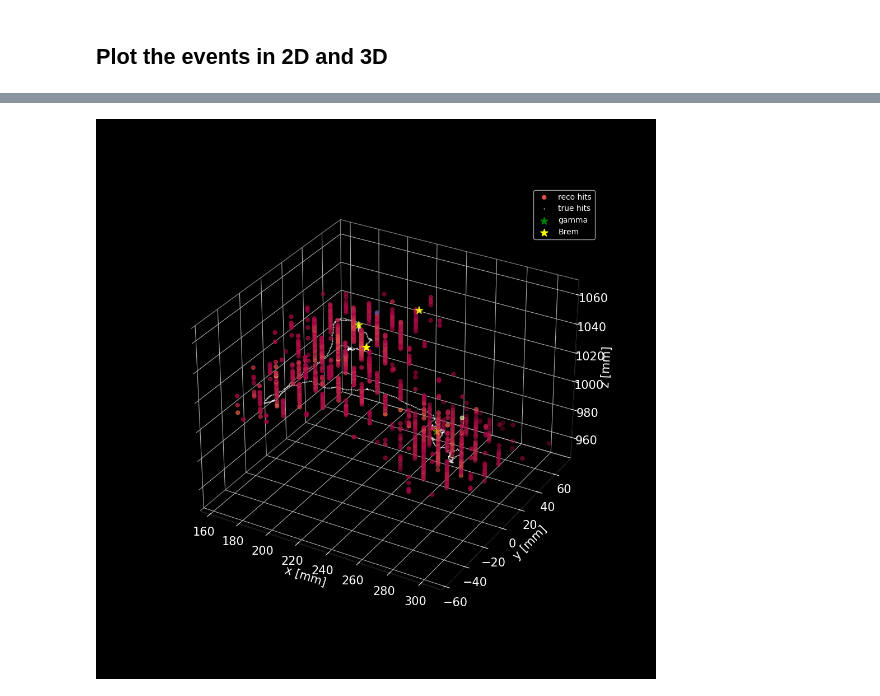
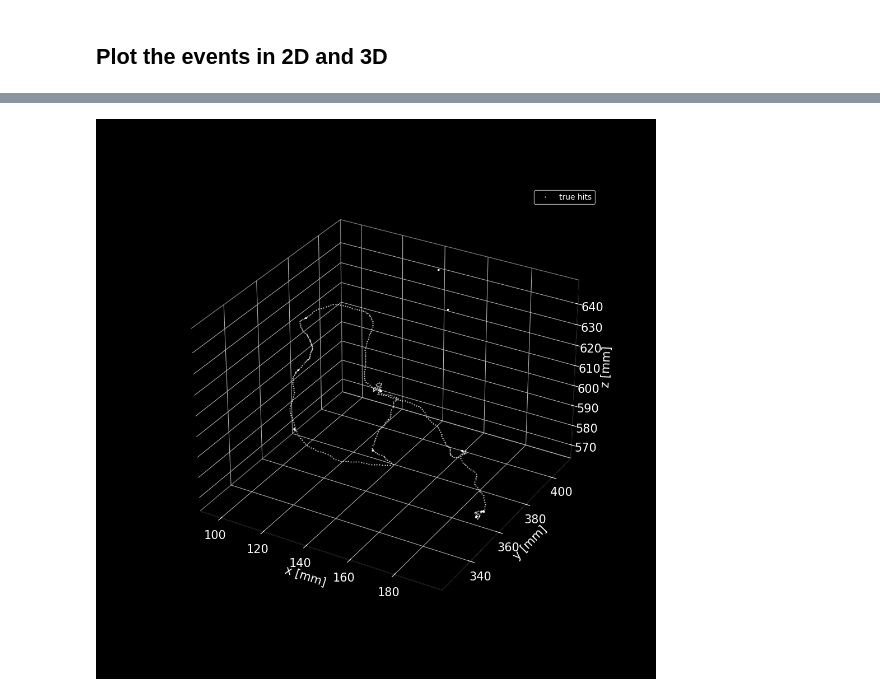
Before and after one commit to kvjmistry/DoubleBeta, a Jupyter notebook: Bremsstrahlung/StudyGammasPorts.ipynb, the cells around one changed output, grey strips where cells are left out. Cells and saved outputs as stored; diff of their text form; code cells hidden in the pictures.

```diff
--- a/Bremsstrahlung/StudyGammasPorts.ipynb
+++ b/Bremsstrahlung/StudyGammasPorts.ipynb
@@ -104,17 +219,25 @@ MC Scale Factor:  3.4291943998163874
 #### Apply containment and sum the hits in the active volume energy
 # %%
 # Get the hit tables and plot the total energy deposited in the TPC
-uncontained_hit_events = hits_v[0][hits_v[0].label != "ACTIVE"].event_id.unique()
-
-hits_contained_df = hits_v[0][~hits_v[0].event_id.isin(uncontained_hit_events) ]
-
 # Sum the energy of the hits and bin into a histogram
-hit_tot_energy = hits_contained_df.groupby('event_id')['energy'].sum().reset_index(name='hit_tot_energy')
+hit_tot_energy = hits_v[0][hits_v[0].label == "ACTIVE"]
+hit_tot_energy = hit_tot_energy.groupby('event_id')['energy'].sum().reset_index(name='hit_tot_energy')
 
 # Also merge this event energy into the main dataframe
 # Merge the original DataFrame with the summed energy DataFrame based on 'event'
-hits_contained_df = pd.merge(hits_contained_df, hit_tot_energy, on='event_id')
+hits_contained_df = pd.merge(hits_v[0], hit_tot_energy, on='event_id')
 plt.figure()
-plt.hist(hit_tot_energy.hit_tot_energy, bins = 100);
+
+pair  = hit_tot_energy[hit_tot_energy.event_id.isin(pair_ev_ids)]
+compt = hit_tot_energy[hit_tot_energy.event_id.isin(compt_ev_ids)]
+photo = hit_tot_energy[hit_tot_energy.event_id.isin(photopeak_ev_ids)]
+
+plt.hist([compt.hit_tot_energy, pair.hit_tot_energy, photo.hit_tot_energy], bins=np.arange(0.4, 3, 0.03), stacked=True, label=["Compton", "Pair Prod", "Photoelectric"], color=['#4e9c72', '#78187d', 'darkorange']);
+
+# plt.hist(hit_tot_energy.hit_tot_energy, bins = 100, histtype="step", color = "black");
+plt.legend()
+plt.ylabel("Entries")
+plt.xlabel("Energy [MeV]")
+plt.savefig("../../../Projects/Bremsstrahlung/TechnicalNote/Images/EventSpectrum.pdf")
 # %% [output]
 [drawing not drawn]
@@ -351,21 +517,21 @@ plt.xlim(0, 150)
 # %%
 %matplotlib inline
 # Plot a reco event
-ev_id = 990295
+ev_id = 1270130
 
 reco_event = chits_v[0][chits_v[0].event == ev_id]
 
 event = DE_hits[DE_hits.event_id == ev_id]
-event_brem = eBrem_contained[eBrem_contained.event_id == ev_id ]
-event_gamma = gammas_contained[gammas_contained.event_id == ev_id ]
+# event_brem = eBrem_contained[eBrem_contained.event_id == ev_id ]
+# event_gamma = gammas_contained[gammas_contained.event_id == ev_id ]
 
 fig, ax  = plt.subplots(figsize=(10, 6))
 fig.set_facecolor('black')
 ax.set_facecolor('black')
 plt.scatter(reco_event.X, reco_event.Y,c= reco_event.Ec, cmap='Spectral', s=25, label = "reco hits")
 plt.plot(event.x, event.y, ".", c = "white", ms = 1, label = "true hits")
-plt.scatter(event_gamma.final_x,event_gamma.final_y, color = "g", marker = "*", s = 100, label = "gamma")
-plt.scatter(event_brem.final_x,event_brem.final_y, color = "yellow", marker = "*",s = 100, label = "Brem")
+# plt.scatter(event_gamma.final_x,event_gamma.final_y, color = "g", marker = "*", s = 100, label = "gamma")
+# plt.scatter(event_brem.final_x,event_brem.final_y, color = "yellow", marker = "*",s = 100, label = "Brem")
 
 
 plt.xlabel("x [mm]", fontsize = 15)
@@ -399,40 +565,40 @@ ax = fig.add_subplot(111, projection='3d')
 
 fig.set_facecolor('black')
 ax.set_facecolor('black')
-ax.scatter(reco_event.X, reco_event.Y,  reco_event.Z,c= reco_event.Ec, cmap='Spectral', s=25, label = "reco hits")
+# ax.scatter(reco_event.X, reco_event.Y,  reco_event.Z,c= reco_event.Ec, cmap='Spectral', s=25, label = "reco hits")
 plt.plot(event.x, event.y,event.z, ".", c = "white", ms = 1, label = "true hits")
-ax.scatter(event_gamma.final_x,event_gamma.final_y, event_gamma.final_z, color = "g", marker = "*", s = 100, label = "gamma")
-ax.scatter(event_brem.final_x,event_brem.final_y, event_brem.final_z, color = "yellow", marker = "*",s = 100, label = "Brem")
+# ax.scatter(event_gamma.final_x,event_gamma.final_y, event_gamma.final_z, color = "g", marker = "*", s = 100, label = "gamma")
+# ax.scatter(event_brem.final_x,event_brem.final_y, event_brem.final_z, color = "yellow", marker = "*",s = 100, label = "Brem")
 
 
 ax.set_xlabel("x [mm]", fontsize = 15)
 ax.set_ylabel("y [mm]", fontsize = 15)
 ax.set_zlabel("z [mm]", fontsize = 15)
 plt.tick_params(axis='both', which='both', labelsize=15)  # Adjust labelsize as needed
 
 # Set the color of the axes labels and ticks to white
 ax.xaxis.label.set_color('white')
 ax.yaxis.label.set_color('white')
 ax.zaxis.label.set_color('white')
 ax.tick_params(axis='x', colors='white')
 ax.tick_params(axis='y', colors='white')
 ax.tick_params(axis='z', colors='white')
 
 # Set the color of the spines (borders) to white
 ax.spines['bottom'].set_color('white')
 ax.spines['top'].set_color('white')
 ax.spines['right'].set_color('white')
 ax.spines['left'].set_color('white')
 
 # Remove background (axis)
 ax.xaxis.pane.fill = False
 ax.yaxis.pane.fill = False
 ax.zaxis.pane.fill = False
 
 legend = plt.legend(facecolor = "black")
 
 # Set the text color of the legend
 for text in legend.get_texts():
     text.set_color('white')  # Set the text color to red
 # %% [output]
-[figure, old version]
+[figure, new version]
```
Also changed, not shown: parts of 29 cells of this notebook, 38 other files.
